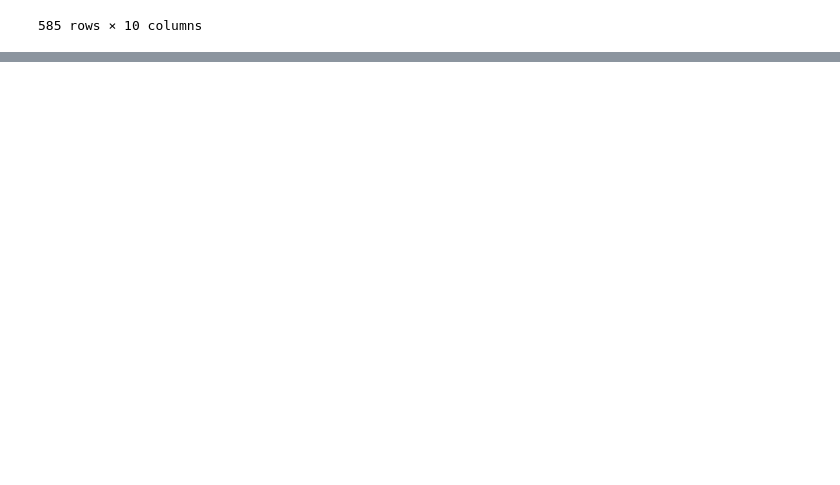
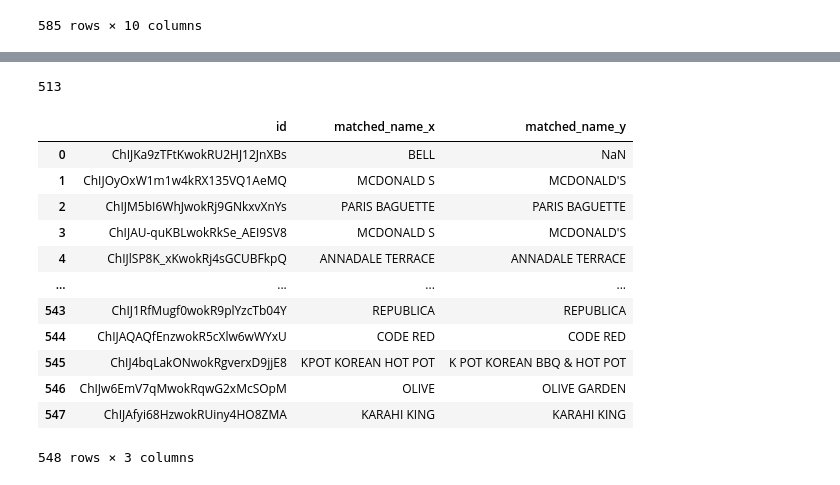
Before and after one commit to HOUPU1993/POI-study, a Jupyter notebook: some_findings.ipynb, the cells around one changed output, grey strips where cells are left out. Saved outputs shown, nothing was run; the diff lists cells and outputs as text; code cells hidden in the pictures; blank space fills up the shorter version.

```diff
--- a/some_findings.ipynb
+++ b/some_findings.ipynb
@@ -1428,7 +1429,10 @@ def match_by_name(
     - name_score
     """
 
-    id_to_name = compared_gdf.set_index(id_col)[comp_name_col].apply(clean_name).apply(extract_prinmary_str).to_dict()
+    # clean names for matching
+    id_to_name_clean = compared_gdf.set_index(id_col)[comp_name_col].apply(clean_name).apply(extract_prinmary_str).to_dict()
+    # raw names for storage
+    id_to_name_raw = compared_gdf.set_index(id_col)[comp_name_col].to_dict()
 
     matched_ids = []
     scores = []
@@ -1445,7 +1449,7 @@ def match_by_name(
             matched_names.append(pd.NA)
             continue
 
-        cand_names = [id_to_name.get(cid, "") for cid in row["cand_ids"]]
+        cand_names = [id_to_name_clean.get(cid, "") for cid in row["cand_ids"]]
 
         match, wr, pos = process.extractOne(
             query,
@@ -1464,7 +1468,7 @@ def match_by_name(
             matched_ids.append(row["cand_ids"][pos])
             scores.append(score)
             loc_dists.append(row["cand_dist_m"][pos])
-            matched_names.append(cand_names[pos])
+            matched_names.append(id_to_name_raw.get(row["cand_ids"][pos]))
         else:
             matched_ids.append(pd.NA)
             scores.append(score)
@@ -1522,7 +1526,10 @@ def address_score_check(
     """
 
     # map: compared id -> compared address
-    id_to_addr = compared_gdf.set_index(id_col)[addr_col_cmp].apply(clean_name).to_dict()
+    id_to_addr_clean = compared_gdf.set_index(id_col)[addr_col_cmp].apply(clean_name).to_dict()
+    id_to_addr_raw = compared_gdf.set_index(id_col)[addr_col_cmp].to_dict()
+
+
 
     scores = []
     matched_addrs = []
@@ -1537,10 +1544,10 @@ def address_score_check(
             continue
 
         addr_ref = clean_name(row.get(addr_col_ref))
-        addr_cmp = id_to_addr.get(matched_id)
+        addr_cmp = id_to_addr_clean.get(matched_id)
 
         if isinstance(addr_cmp, str) and addr_cmp.strip():
-            matched_addrs.append(addr_cmp)
+            matched_addrs.append(id_to_addr_raw.get(matched_id))
         else:
             matched_addrs.append(pd.NA)
 
@@ -1569,3 +1576,19 @@ nyc_google_dohmh = search_spatial_candidates(reference_gdf=nyc_gplc_food, compar
 nyc_google_dohmh = match_by_name(reference_gdf=nyc_google_dohmh, compared_gdf=dohmh_res, re_name_col = "name", comp_name_col = "name", threshold=80)
 # %%
 nyc_google_dohmh = address_score_check(reference_gdf=nyc_google_dohmh, compared_gdf=dohmh_res)
+# %%
+ny_gplc_c = gpd.read_file('/Users/houpuli/Redlining Lab Dropbox/HOUPU LI/POI research/ny_golc_c.geojson')
+
+ny_gplc_c_miss = pd.read_csv('/Users/houpuli/Downloads/ny_gplc_c_miss.csv',encoding="latin1" )
+ny_gplc_c_miss = ny_gplc_c_miss[['google_name','address','DOHMH name','Reason_miss_match']]
+true_miss = ny_gplc_c_miss[(ny_gplc_c_miss['Reason_miss_match'] == 'B') | (ny_gplc_c_miss['Reason_miss_match'] == 'C')]
+
+miss_match_list = ny_gplc_c.merge(true_miss[['google_name','address','DOHMH name']], left_on=['name','address'],right_on=['google_name','address'], how='inner')['id'].to_list()
+ny_gplc_c.loc[ny_gplc_c['id'].isin(miss_match_list),'is_true_match'] = 1.0
+
+# build mapping: id -> DOHMH name
+id_to_dohmh = ny_gplc_c.merge(true_miss[['google_name','address','DOHMH name']], left_on=['name','address'], right_on=['google_name','address'],how='inner')[['id','DOHMH name']].set_index('id')['DOHMH name'].to_dict()
+# write back to matched_name
+ny_gplc_c.loc[ny_gplc_c['id'].isin(id_to_dohmh),'matched_name'] = ny_gplc_c.loc[ny_gplc_c['id'].isin(id_to_dohmh),'id'].map(id_to_dohmh)
+
+ny_gplc_c
@@ -1571,0 +1609,21 @@ nyc_google_dohmh = address_score_check(reference_gdf=nyc_google_dohmh, compared_
+# %%
+nyc_google_dohmh[nyc_google_dohmh['matched_id'].notnull()]['id'].isin(ny_gplc_c[ny_gplc_c['is_true_match'] == 1]['id']).sum()
+# %% [output]
+513
+# %%
+cmp_df = nyc_google_dohmh[nyc_google_dohmh['matched_name'].notna()][['id','matched_name']].merge(ny_gplc_c[['id','matched_name']],on='id',how='inner')
+cmp_df
+# %% [output]
+|  | id | matched_name_x | matched_name_y |
+| 0 | ChIJKa9zTFtKwokRU2HJ12JnXBs | BELL | NaN |
+| 1 | ChIJOyOxW1m1w4kRX135VQ1AeMQ | MCDONALD S | MCDONALD'S |
+| 2 | ChIJM5bI6WhJwokRj9GNkxvXnYs | PARIS BAGUETTE | PARIS BAGUETTE |
+| 3 | ChIJAU-quKBLwokRkSe_AEI9SV8 | MCDONALD S | MCDONALD'S |
+| 4 | ChIJlSP8K_xKwokRj4sGCUBFkpQ | ANNADALE TERRACE | ANNADALE TERRACE |
+| ... | ... | ... | ... |
+| 543 | ChIJ1RfMugf0wokR9plYzcTb04Y | REPUBLICA | REPUBLICA |
+| 544 | ChIJAQAQfEnzwokR5cXlw6wWYxU | CODE RED | CODE RED |
+| 545 | ChIJ4bqLakONwokRgverxD9jjE8 | KPOT KOREAN HOT POT | K POT KOREAN BBQ & HOT POT |
+| 546 | ChIJw6EmV7qMwokRqwG2xMcSOpM | OLIVE | OLIVE GARDEN |
+| 547 | ChIJAfyi68HzwokRUiny4HO8ZMA | KARAHI KING | KARAHI KING |
+548 rows × 3 columns
```
Also changed, not shown: parts of 5 cells of this notebook, 2 other files.
